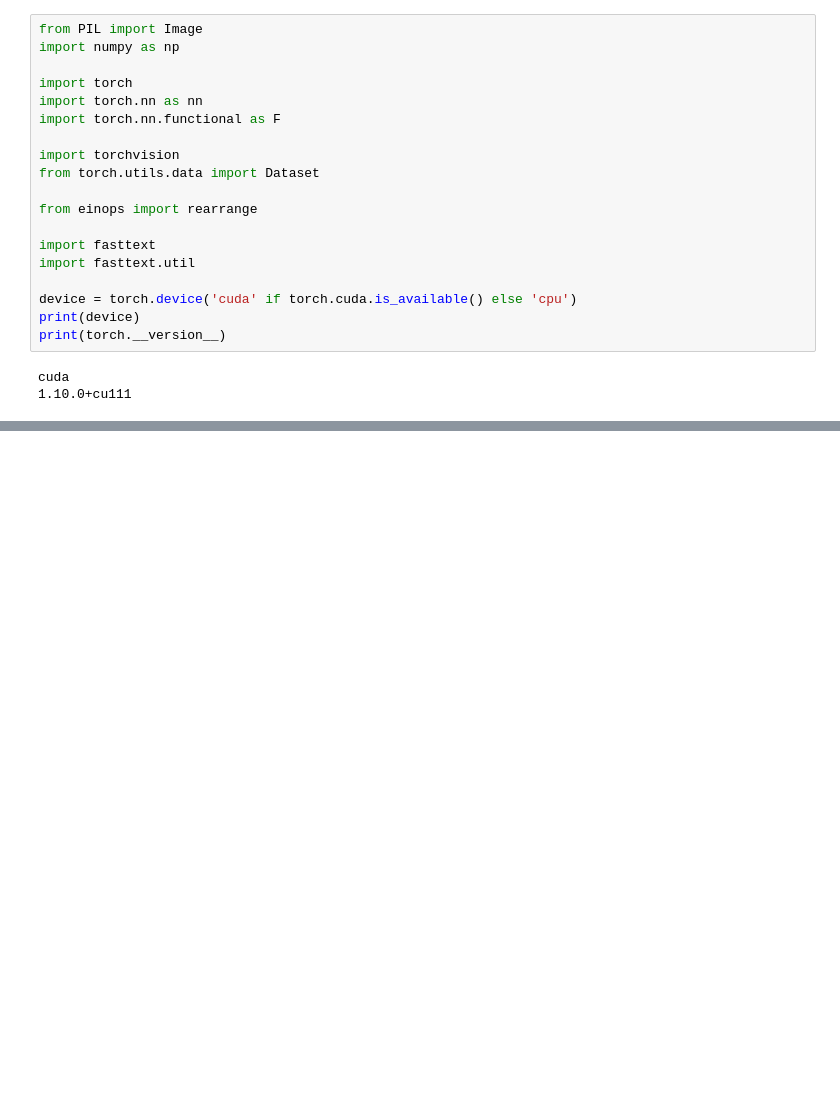
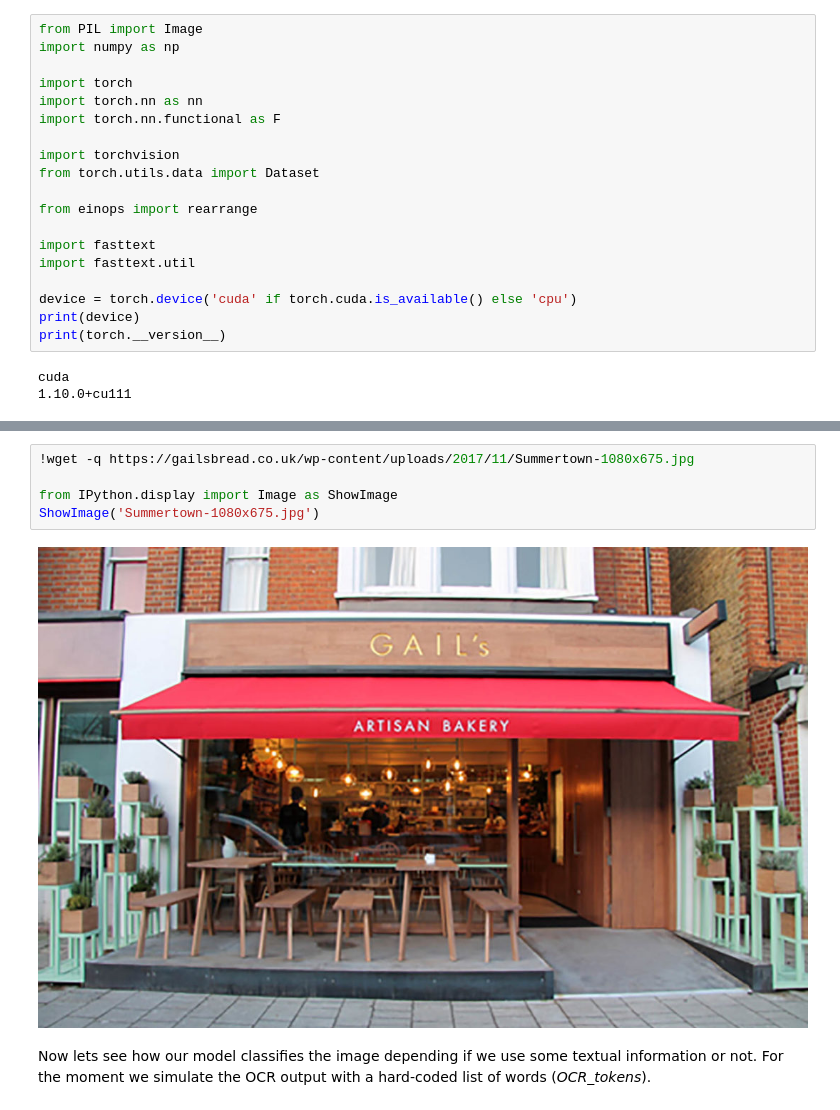
Before and after one commit to lluisgomez/ConTextTransformer, a Jupyter notebook: ConTextTransformer_inference.ipynb, the cells around one changed output, grey strips where cells are left out. Cells and saved outputs as stored; diff of their text form; blank space fills up the shorter version.

```diff
--- a/ConTextTransformer_inference.ipynb
+++ b/ConTextTransformer_inference.ipynb
@@ -157,0 +190,9 @@ def context_inference(img_filename, OCR_tokens):
+# %%
+!wget -q https://gailsbread.co.uk/wp-content/uploads/2017/11/Summertown-1080x675.jpg
+
+from IPython.display import Image as ShowImage
+ShowImage('Summertown-1080x675.jpg')
+# %% [output]
+[figure, added]
+# %% [markdown]
+Now lets see how our model classifies the image depending if we use some textual information or not. For the moment we simulate the OCR output with a hard-coded list of words (*OCR_tokens*).
```
Also changed, not shown: parts of 23 cells of this notebook.
